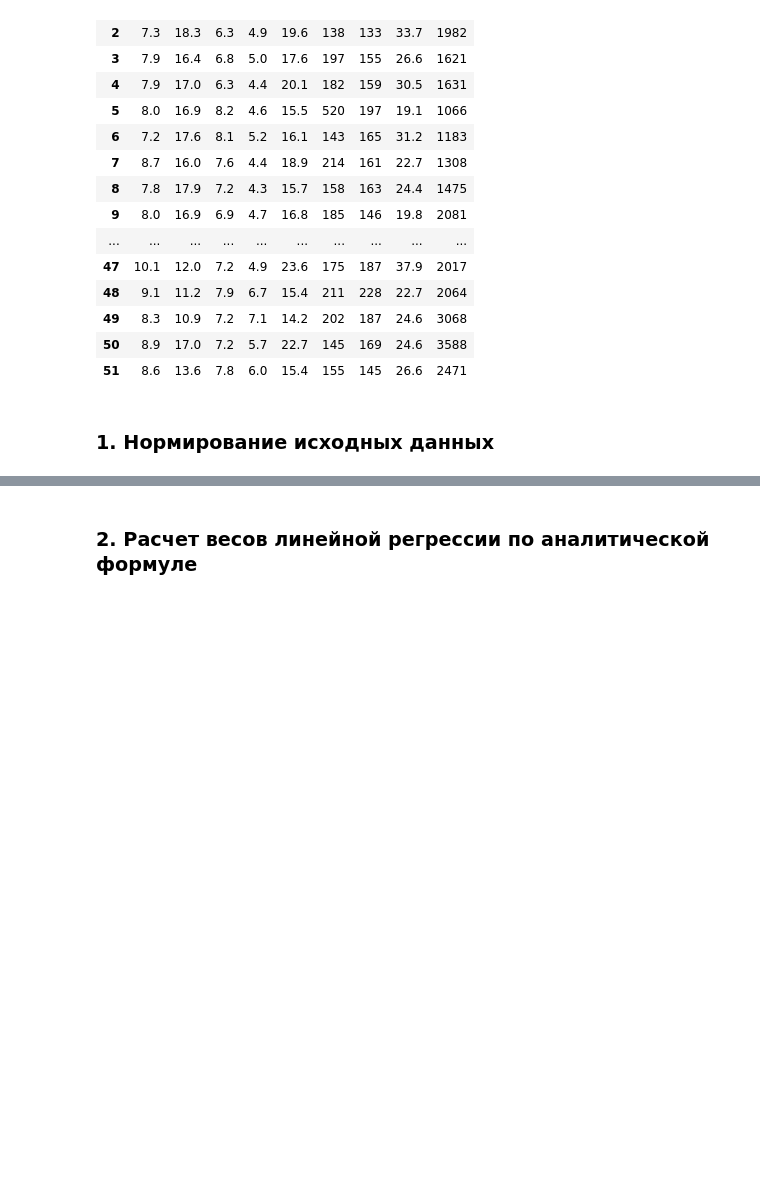
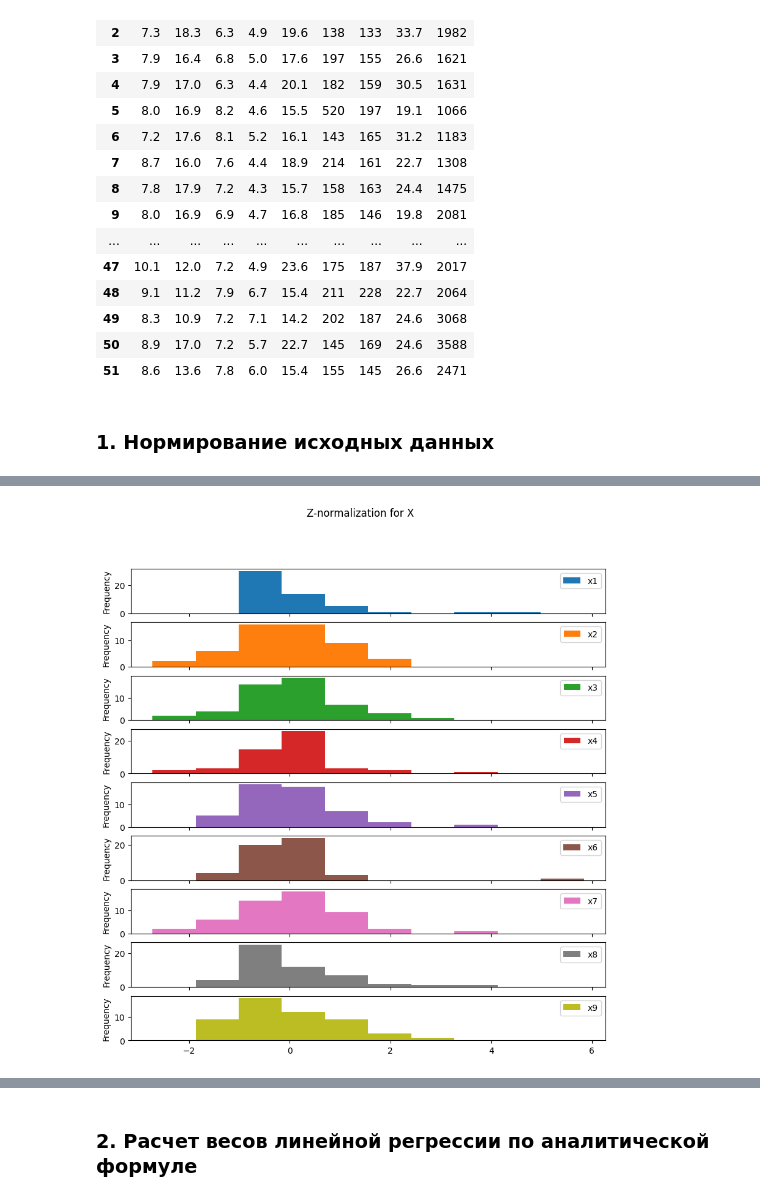
Before and after one commit to alice480/BMSTU_AppliedDataAnalysis, a Jupyter notebook: lab1/lab1.ipynb, the cells around one changed output, grey strips where cells are left out. Drawn from its saved outputs; the diff is of its cells as text; code cells hidden in the pictures; blank space fills up the shorter version.

```diff
--- a/lab1/lab1.ipynb
+++ b/lab1/lab1.ipynb
@@ -65,0 +72,5 @@ X_preprocessed
+# %%
+# Graphs of the distribution of X after normalization
+X_preprocessed.plot(kind='hist', subplots=True, figsize=(10, 10), title="Z-normalization for X");
+# %% [output]
+[figure, added]
```
Also changed, not shown: parts of 13 cells of this notebook.
